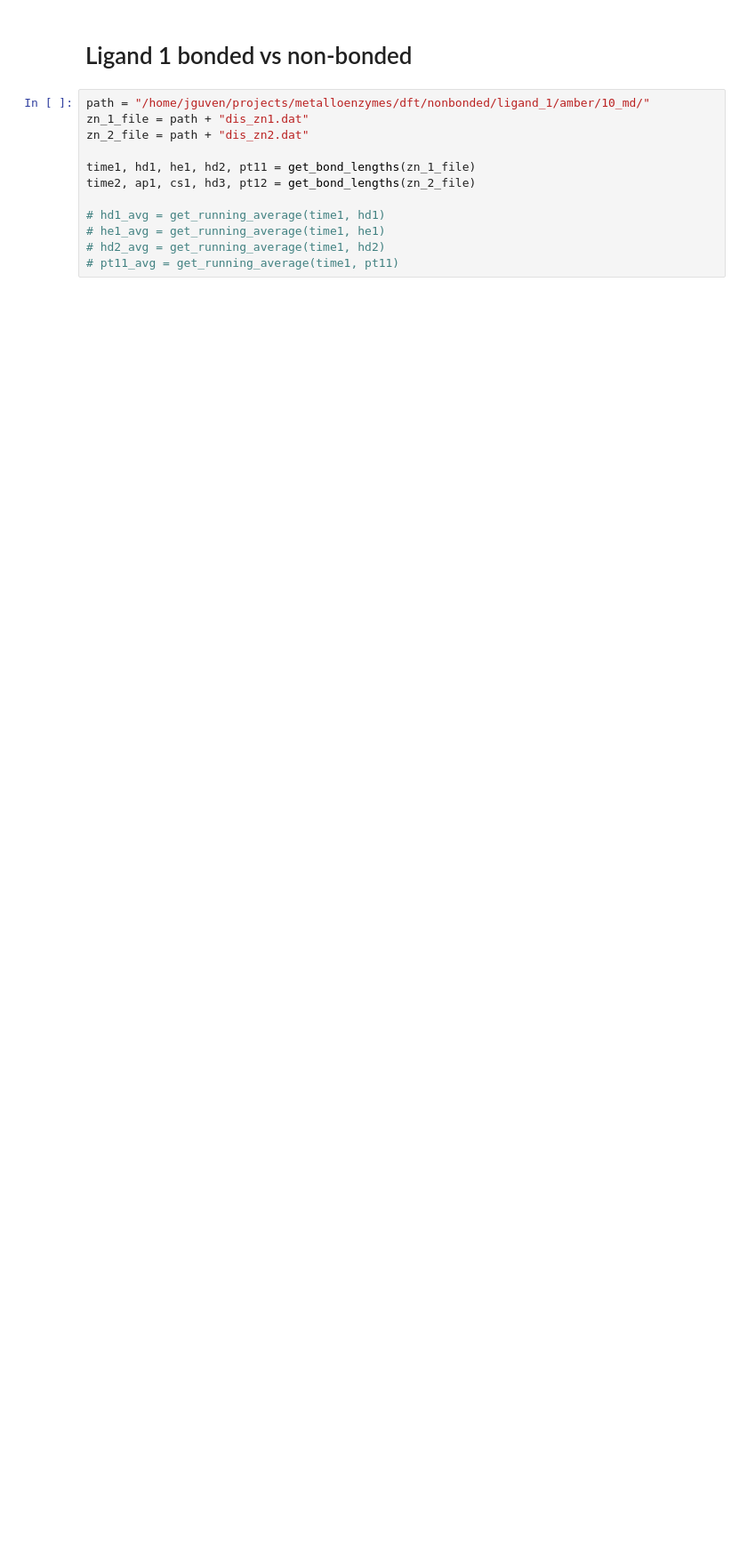
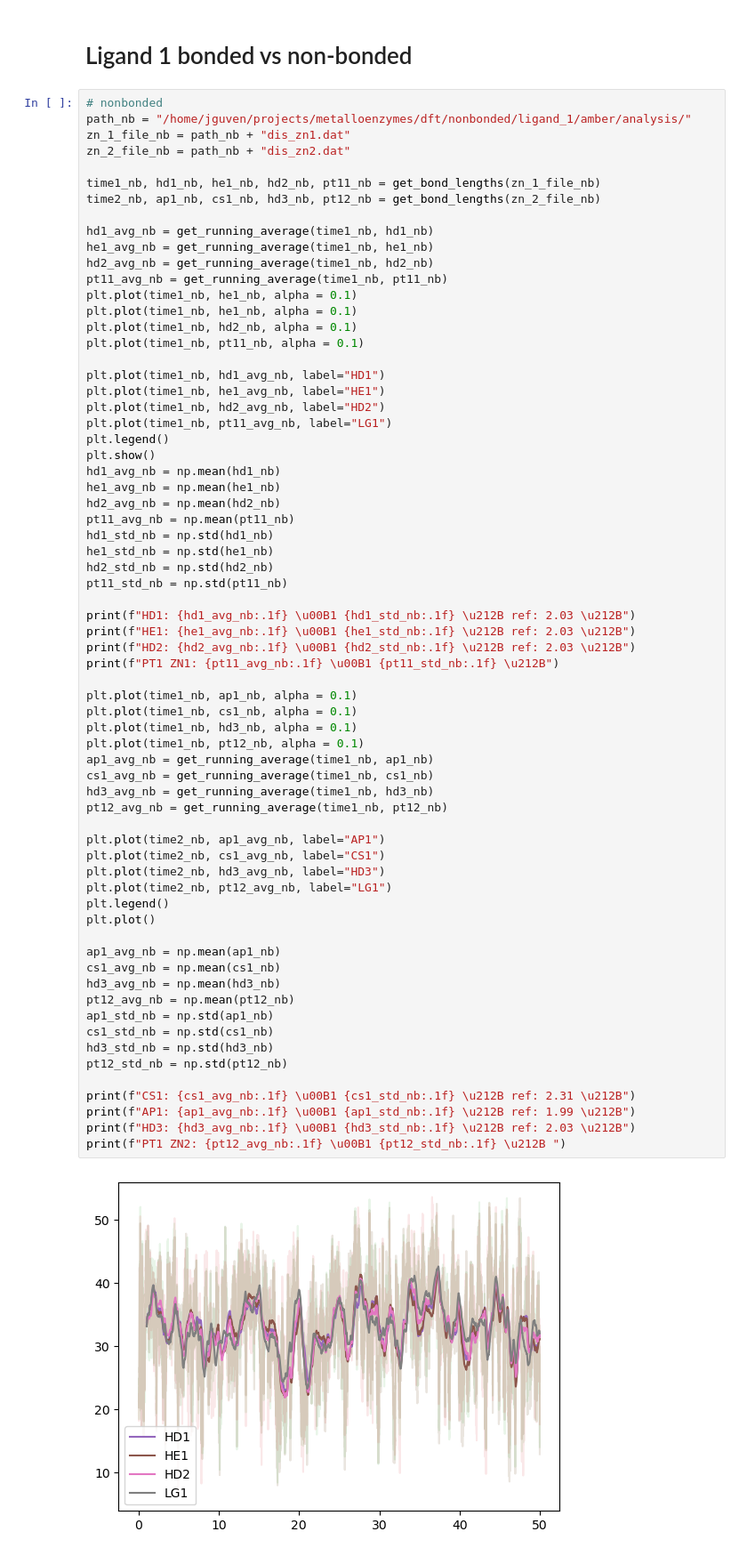
Before and after one commit to meyresearch/metalloenzymes, a Jupyter notebook: dft/scripts/quick_analyse_md.ipynb, the cells around one changed output. Shown at 89% size. Saved outputs shown, nothing was run; the diff lists cells and outputs as text; blank space fills up the shorter version.

```diff
--- a/dft/scripts/quick_analyse_md.ipynb
+++ b/dft/scripts/quick_analyse_md.ipynb
@@ -48,14 +48,71 @@ def get_equilibration(file: str) -> tuple:
 # %% [markdown]
 # Ligand 1 bonded vs non-bonded
 # %%
-path = "/home/jguven/projects/metalloenzymes/dft/nonbonded/ligand_1/amber/10_md/"
-zn_1_file = path + "dis_zn1.dat"
-zn_2_file = path + "dis_zn2.dat"
+# nonbonded
+path_nb = "/home/jguven/projects/metalloenzymes/dft/nonbonded/ligand_1/amber/analysis/"
+zn_1_file_nb = path_nb + "dis_zn1.dat"
+zn_2_file_nb = path_nb + "dis_zn2.dat"
 
-time1, hd1, he1, hd2, pt11 = get_bond_lengths(zn_1_file)
-time2, ap1, cs1, hd3, pt12 = get_bond_lengths(zn_2_file)
+time1_nb, hd1_nb, he1_nb, hd2_nb, pt11_nb = get_bond_lengths(zn_1_file_nb)
+time2_nb, ap1_nb, cs1_nb, hd3_nb, pt12_nb = get_bond_lengths(zn_2_file_nb)
 
-# hd1_avg = get_running_average(time1, hd1)
-# he1_avg = get_running_average(time1, he1)
-# hd2_avg = get_running_average(time1, hd2)
-# pt11_avg = get_running_average(time1, pt11)
+hd1_avg_nb = get_running_average(time1_nb, hd1_nb)
+he1_avg_nb = get_running_average(time1_nb, he1_nb)
+hd2_avg_nb = get_running_average(time1_nb, hd2_nb)
+pt11_avg_nb = get_running_average(time1_nb, pt11_nb)
+plt.plot(time1_nb, he1_nb, alpha = 0.1)
+plt.plot(time1_nb, he1_nb, alpha = 0.1)
+plt.plot(time1_nb, hd2_nb, alpha = 0.1)
+plt.plot(time1_nb, pt11_nb, alpha = 0.1)
+
+plt.plot(time1_nb, hd1_avg_nb, label="HD1")
+plt.plot(time1_nb, he1_avg_nb, label="HE1")
+plt.plot(time1_nb, hd2_avg_nb, label="HD2")
+plt.plot(time1_nb, pt11_avg_nb, label="LG1")
+plt.legend()
+plt.show()
+hd1_avg_nb = np.mean(hd1_nb)
+he1_avg_nb = np.mean(he1_nb)
+hd2_avg_nb = np.mean(hd2_nb)
+pt11_avg_nb = np.mean(pt11_nb)
+hd1_std_nb = np.std(hd1_nb)
+he1_std_nb = np.std(he1_nb)
+hd2_std_nb = np.std(hd2_nb)
+pt11_std_nb = np.std(pt11_nb)
+
+print(f"HD1: {hd1_avg_nb:.1f} \u00B1 {hd1_std_nb:.1f} \u212B ref: 2.03 \u212B")
+print(f"HE1: {he1_avg_nb:.1f} \u00B1 {he1_std_nb:.1f} \u212B ref: 2.03 \u212B")
+print(f"HD2: {hd2_avg_nb:.1f} \u00B1 {hd2_std_nb:.1f} \u212B ref: 2.03 \u212B")
+print(f"PT1 ZN1: {pt11_avg_nb:.1f} \u00B1 {pt11_std_nb:.1f} \u212B")
+
+plt.plot(time1_nb, ap1_nb, alpha = 0.1)
+plt.plot(time1_nb, cs1_nb, alpha = 0.1)
+plt.plot(time1_nb, hd3_nb, alpha = 0.1)
+plt.plot(time1_nb, pt12_nb, alpha = 0.1)
+ap1_avg_nb = get_running_average(time1_nb, ap1_nb)
+cs1_avg_nb = get_running_average(time1_nb, cs1_nb)
+hd3_avg_nb = get_running_average(time1_nb, hd3_nb)
+pt12_avg_nb = get_running_average(time1_nb, pt12_nb)
+
+plt.plot(time2_nb, ap1_avg_nb, label="AP1")
+plt.plot(time2_nb, cs1_avg_nb, label="CS1")
+plt.plot(time2_nb, hd3_avg_nb, label="HD3")
+plt.plot(time2_nb, pt12_avg_nb, label="LG1")
+plt.legend()
+plt.plot()
+
+ap1_avg_nb = np.mean(ap1_nb)
+cs1_avg_nb = np.mean(cs1_nb)
+hd3_avg_nb = np.mean(hd3_nb)
+pt12_avg_nb = np.mean(pt12_nb)
+ap1_std_nb = np.std(ap1_nb)
+cs1_std_nb = np.std(cs1_nb)
+hd3_std_nb = np.std(hd3_nb)
+pt12_std_nb = np.std(pt12_nb)
+
+print(f"CS1: {cs1_avg_nb:.1f} \u00B1 {cs1_std_nb:.1f} \u212B ref: 2.31 \u212B")
+print(f"AP1: {ap1_avg_nb:.1f} \u00B1 {ap1_std_nb:.1f} \u212B ref: 1.99 \u212B")
+print(f"HD3: {hd3_avg_nb:.1f} \u00B1 {hd3_std_nb:.1f} \u212B ref: 2.03 \u212B")
+print(f"PT1 ZN2: {pt12_avg_nb:.1f} \u00B1 {pt12_std_nb:.1f} \u212B ")
+# %% [output]
+[figure, added]
```
Also changed, not shown: parts of 5 cells of this notebook, 31 other files.
